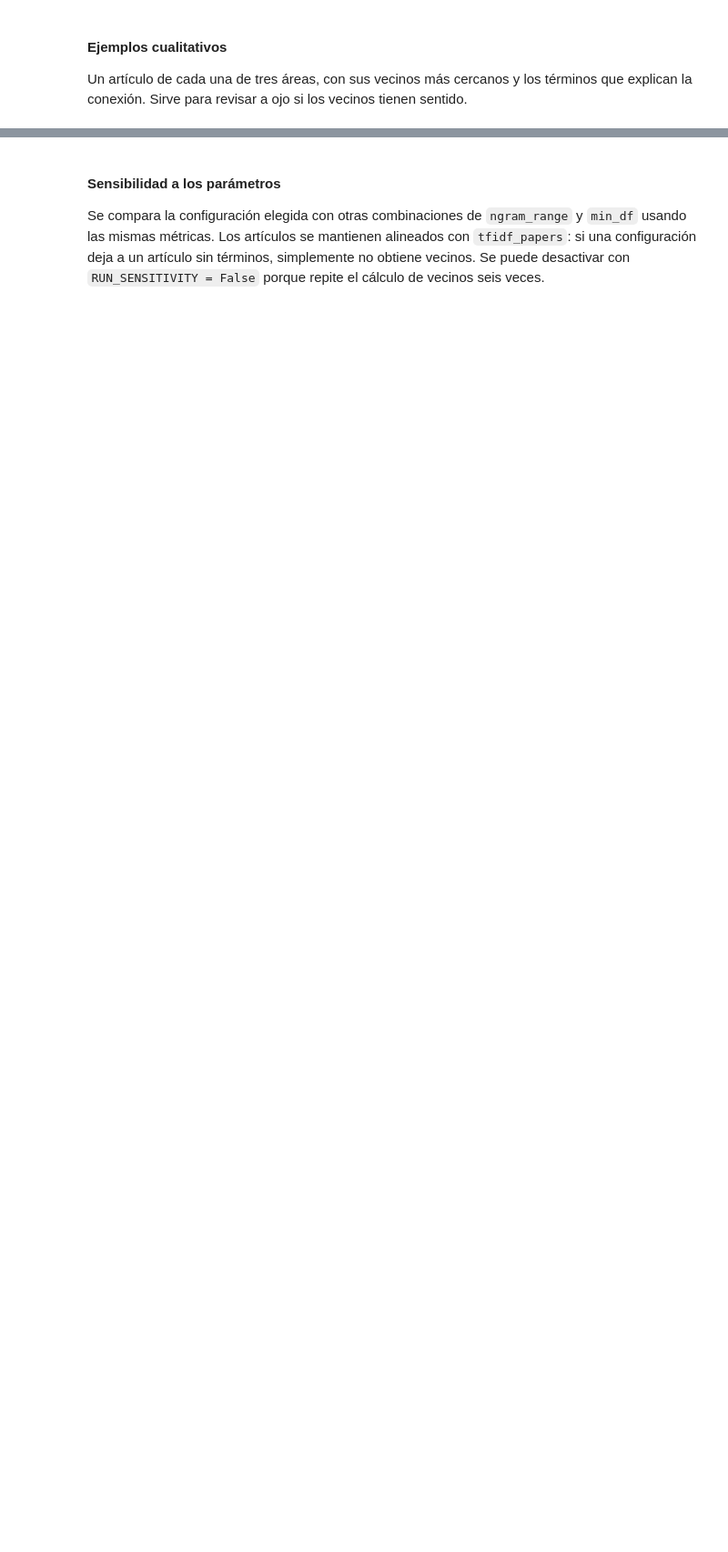
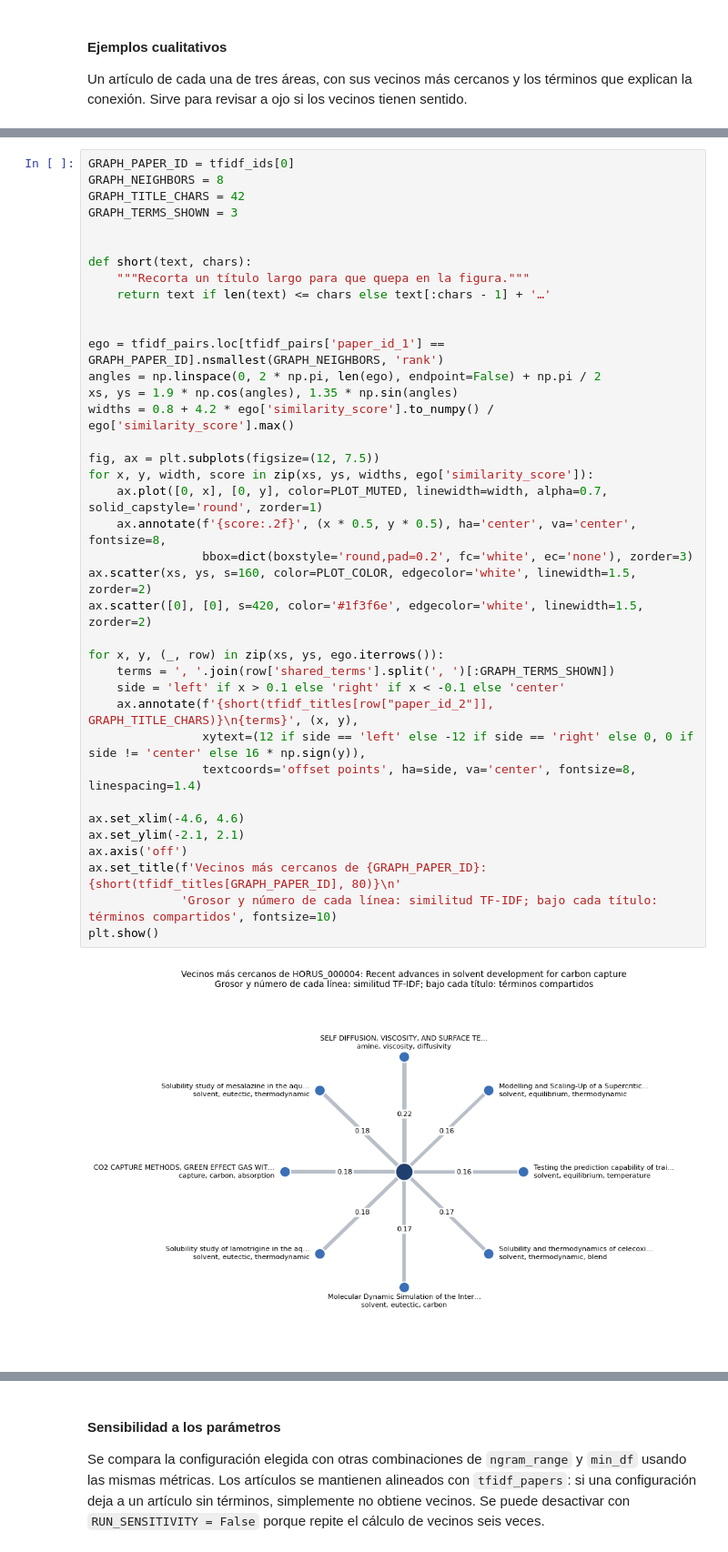
Before and after one commit to mbarrerag/NLP-Project, a Jupyter notebook: notebooks/NPL_Proyecto.ipynb, the cells around one changed output, grey strips where cells are left out. Shown at 91% size. Drawn from its saved outputs; the diff is of its cells as text; blank space fills up the shorter version.

```diff
--- a/notebooks/NPL_Proyecto.ipynb
+++ b/notebooks/NPL_Proyecto.ipynb
@@ -878,0 +1224,40 @@ for area in EXAMPLE_AREAS:
+# %%
+GRAPH_PAPER_ID = tfidf_ids[0]
+GRAPH_NEIGHBORS = 8
+GRAPH_TITLE_CHARS = 42
+GRAPH_TERMS_SHOWN = 3
+
+
+def short(text, chars):
+    """Recorta un título largo para que quepa en la figura."""
+    return text if len(text) <= chars else text[:chars - 1] + '…'
+
+
+ego = tfidf_pairs.loc[tfidf_pairs['paper_id_1'] == GRAPH_PAPER_ID].nsmallest(GRAPH_NEIGHBORS, 'rank')
+angles = np.linspace(0, 2 * np.pi, len(ego), endpoint=False) + np.pi / 2
+xs, ys = 1.9 * np.cos(angles), 1.35 * np.sin(angles)
+widths = 0.8 + 4.2 * ego['similarity_score'].to_numpy() / ego['similarity_score'].max()
+
+fig, ax = plt.subplots(figsize=(12, 7.5))
+for x, y, width, score in zip(xs, ys, widths, ego['similarity_score']):
+    ax.plot([0, x], [0, y], color=PLOT_MUTED, linewidth=width, alpha=0.7, solid_capstyle='round', zorder=1)
+    ax.annotate(f'{score:.2f}', (x * 0.5, y * 0.5), ha='center', va='center', fontsize=8,
+                bbox=dict(boxstyle='round,pad=0.2', fc='white', ec='none'), zorder=3)
+ax.scatter(xs, ys, s=160, color=PLOT_COLOR, edgecolor='white', linewidth=1.5, zorder=2)
+ax.scatter([0], [0], s=420, color='#1f3f6e', edgecolor='white', linewidth=1.5, zorder=2)
+
+for x, y, (_, row) in zip(xs, ys, ego.iterrows()):
+    terms = ', '.join(row['shared_terms'].split(', ')[:GRAPH_TERMS_SHOWN])
+    side = 'left' if x > 0.1 else 'right' if x < -0.1 else 'center'
+    ax.annotate(f'{short(tfidf_titles[row["paper_id_2"]], GRAPH_TITLE_CHARS)}\n{terms}', (x, y),
+                xytext=(12 if side == 'left' else -12 if side == 'right' else 0, 0 if side != 'center' else 16 * np.sign(y)),
+                textcoords='offset points', ha=side, va='center', fontsize=8, linespacing=1.4)
+
+ax.set_xlim(-4.6, 4.6)
+ax.set_ylim(-2.1, 2.1)
+ax.axis('off')
+ax.set_title(f'Vecinos más cercanos de {GRAPH_PAPER_ID}: {short(tfidf_titles[GRAPH_PAPER_ID], 80)}\n'
+             'Grosor y número de cada línea: similitud TF-IDF; bajo cada título: términos compartidos', fontsize=10)
+plt.show()
+# %% [output]
+[figure, added]
```
Also changed, not shown: parts of 56 cells of this notebook.
